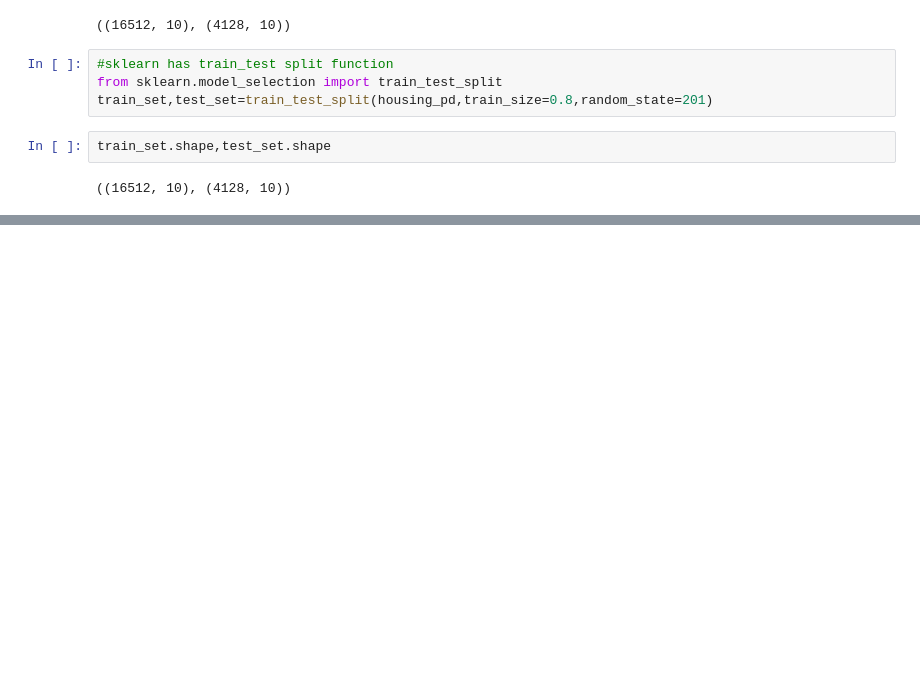
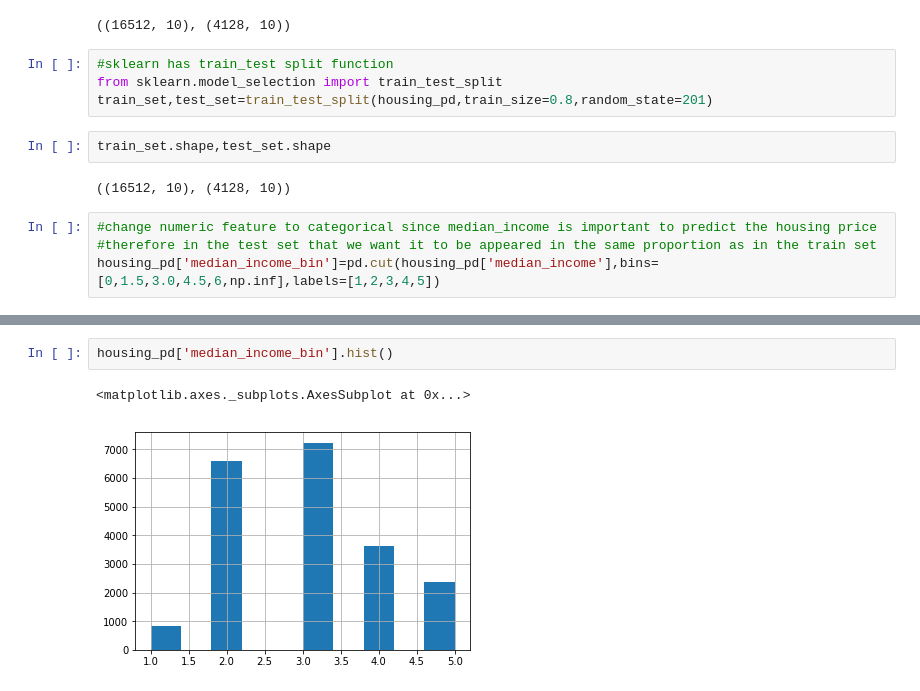
Before and after one commit to julie87zhang/python_exercise, a Jupyter notebook: machine_learning_manual/real_estate_project_chapter2.ipynb, the cells around one changed output, grey strips where cells are left out. Cells and saved outputs as stored; diff of their text form; blank space fills up the shorter version.

```diff
--- a/machine_learning_manual/real_estate_project_chapter2.ipynb
+++ b/machine_learning_manual/real_estate_project_chapter2.ipynb
@@ -163,3 +163,7 @@ train_set,test_set=train_test_split(housing_pd,train_size=0.8,random_state=201)
 train_set.shape,test_set.shape
 # %% [output]
 ((16512, 10), (4128, 10))
+# %%
+#change numeric feature to categorical since median_income is important to predict the housing price
+#therefore in the test set that we want it to be appeared in the same proportion as in the train set
+housing_pd['median_income_bin']=pd.cut(housing_pd['median_income'],bins=[0,1.5,3.0,4.5,6,np.inf],labels=[1,2,3,4,5])
@@ -165,0 +179,5 @@ train_set.shape,test_set.shape
+# %%
+housing_pd['median_income_bin'].hist()
+# %% [output]
+<matplotlib.axes._subplots.AxesSubplot at 0x...>
+[figure, added]
```
Also changed, not shown: parts of 20 cells of this notebook, 1 other file.
